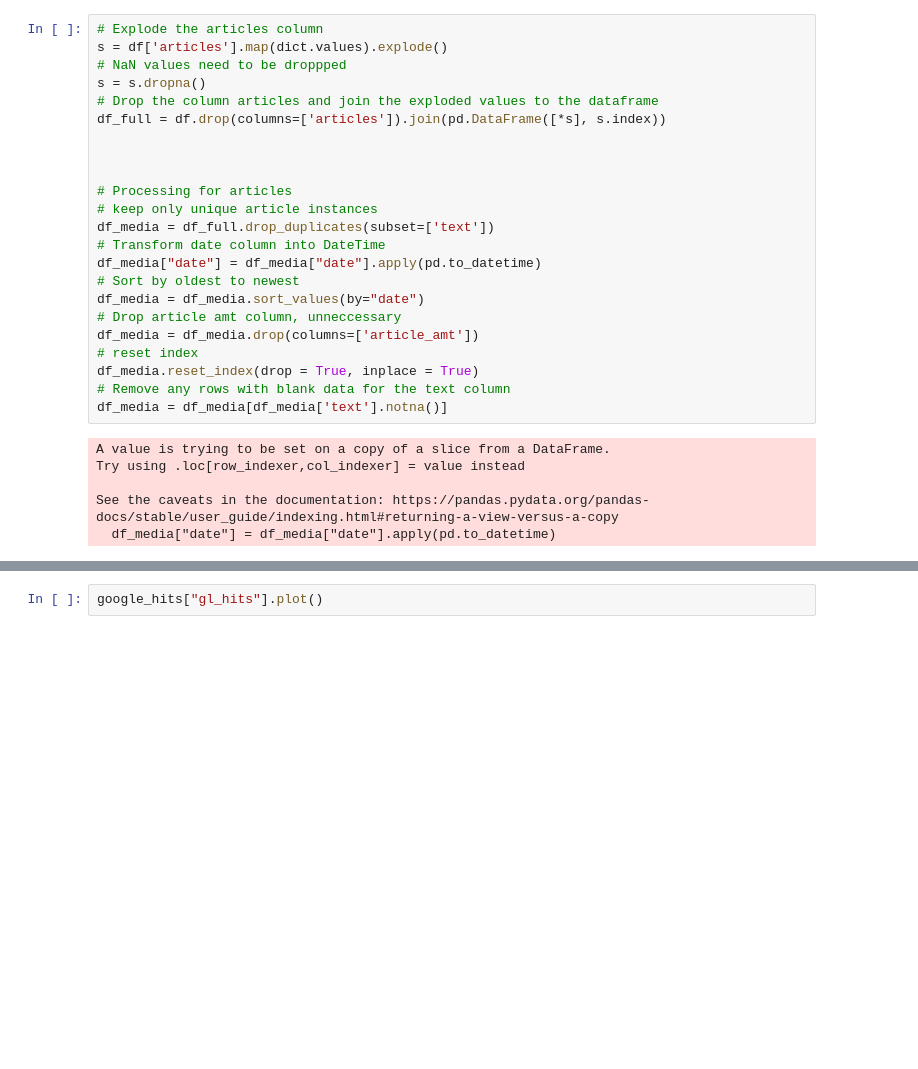
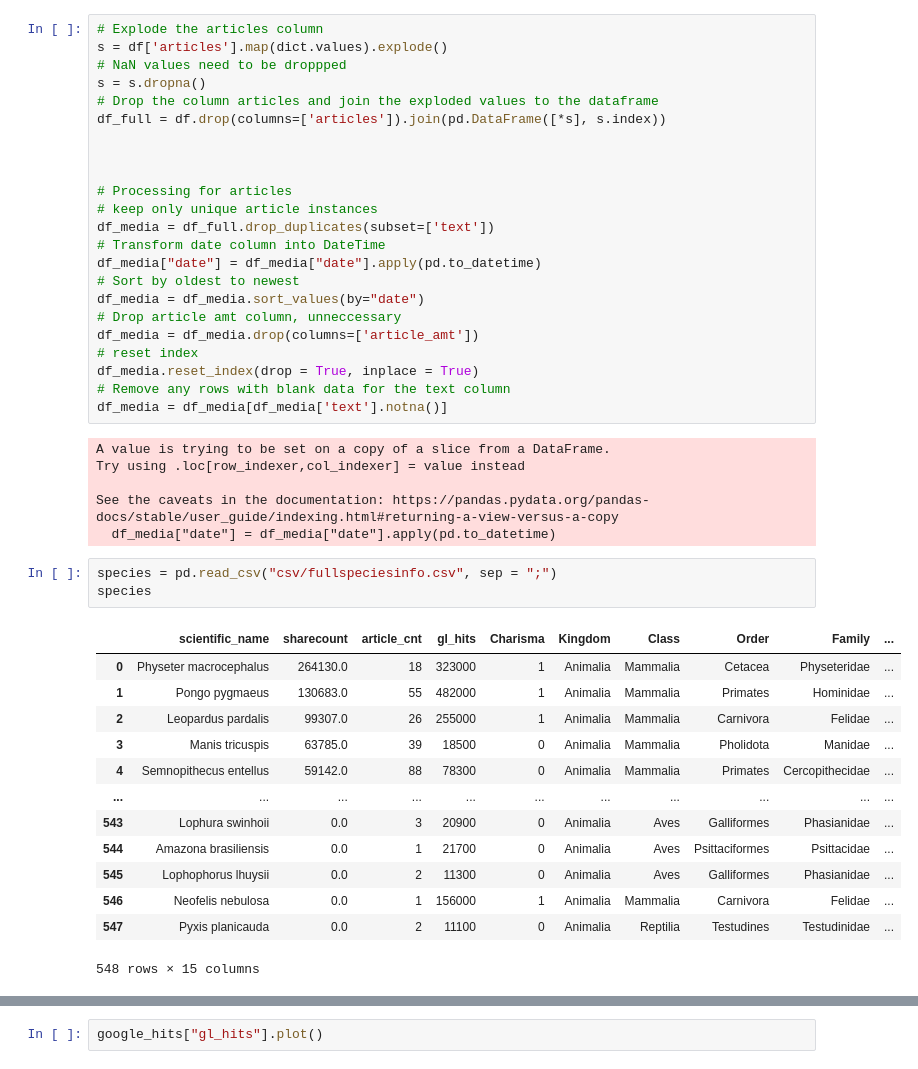
Before and after one commit to redalisa/thesis, a Jupyter notebook: Google_hits.ipynb, the cells around one changed output, grey strips where cells are left out. Cells and saved outputs as stored; diff of their text form; blank space fills up the shorter version.

```diff
--- a/Google_hits.ipynb
+++ b/Google_hits.ipynb
@@ -29,6 +46,23 @@ Try using .loc[row_indexer,col_indexer] = value instead
 
 See the caveats in the documentation: https://pandas.pydata.org/pandas-docs/stable/user_guide/indexing.html#returning-a-view-versus-a-copy
   df_media["date"] = df_media["date"].apply(pd.to_datetime)
+# %%
+species = pd.read_csv("csv/fullspeciesinfo.csv", sep = ";")
+species
+# %% [output]
+|  | scientific_name | sharecount | article_cnt | gl_hits | Charisma | Kingdom | Class | Order | Family | ... |
+| 0 | Physeter macrocephalus | 264130.0 | 18 | 323000 | 1 | Animalia | Mammalia | Cetacea | Physeteridae | ... |
+| 1 | Pongo pygmaeus | 130683.0 | 55 | 482000 | 1 | Animalia | Mammalia | Primates | Hominidae | ... |
+| 2 | Leopardus pardalis | 99307.0 | 26 | 255000 | 1 | Animalia | Mammalia | Carnivora | Felidae | ... |
+| 3 | Manis tricuspis | 63785.0 | 39 | 18500 | 0 | Animalia | Mammalia | Pholidota | Manidae | ... |
+| 4 | Semnopithecus entellus | 59142.0 | 88 | 78300 | 0 | Animalia | Mammalia | Primates | Cercopithecidae | ... |
+| ... | ... | ... | ... | ... | ... | ... | ... | ... | ... | ... |
+| 543 | Lophura swinhoii | 0.0 | 3 | 20900 | 0 | Animalia | Aves | Galliformes | Phasianidae | ... |
+| 544 | Amazona brasiliensis | 0.0 | 1 | 21700 | 0 | Animalia | Aves | Psittaciformes | Psittacidae | ... |
+| 545 | Lophophorus lhuysii | 0.0 | 2 | 11300 | 0 | Animalia | Aves | Galliformes | Phasianidae | ... |
+| 546 | Neofelis nebulosa | 0.0 | 1 | 156000 | 1 | Animalia | Mammalia | Carnivora | Felidae | ... |
+| 547 | Pyxis planicauda | 0.0 | 2 | 11100 | 0 | Animalia | Reptilia | Testudines | Testudinidae | ... |
+548 rows × 15 columns
 # %%
 from requests.structures import CaseInsensitiveDict
 from ratelimit import limits, RateLimitException, sleep_and_retry
```
Also changed, not shown: parts of 6 cells of this notebook, 1 other file.
